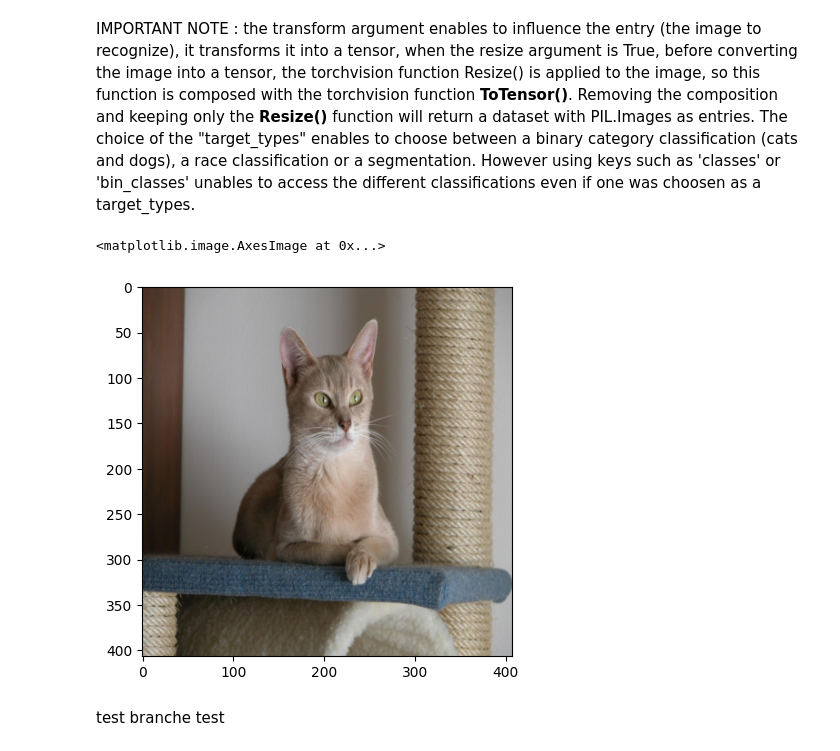
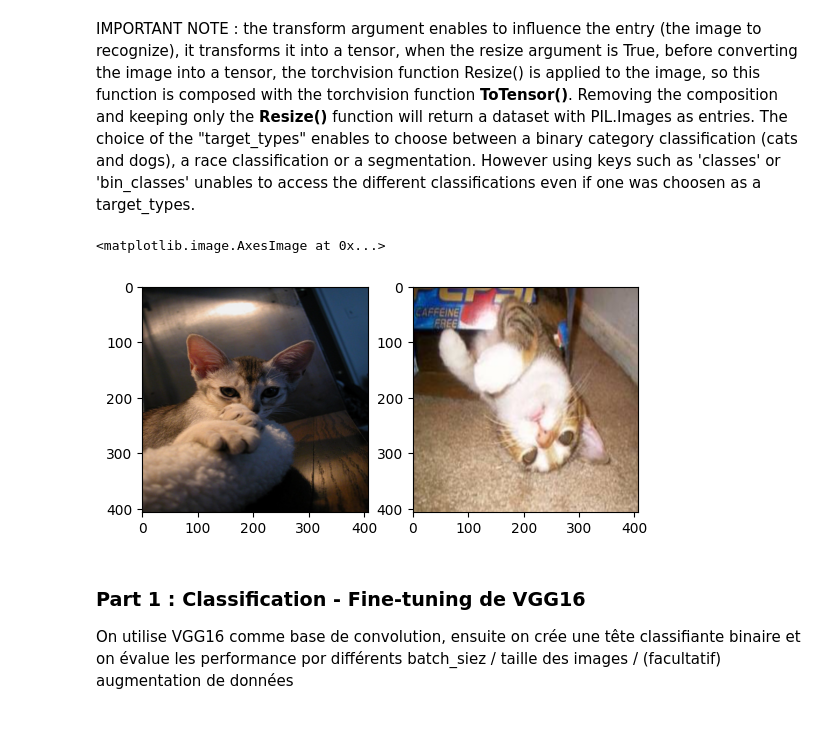
Before and after one commit to oridoll/Mini_projets, a Jupyter notebook: cats_and_dogs/cats_and_dogs.ipynb, the cells around one changed output. Saved outputs shown, nothing was run; the diff lists cells and outputs as text; code cells hidden in the pictures; blank space fills up the shorter version.

Commit message:
fine tunning de vgg16

```diff
--- a/cats_and_dogs/cats_and_dogs.ipynb
+++ b/cats_and_dogs/cats_and_dogs.ipynb
@@ -145,7 +153,7 @@ axs[1].imshow(torch.permute(img_new.squeeze(),(1,2,0)))
 # %%
 ## FONCTION IMPORTATION DES DONNEES choix de la taille des images, de la taille du batch et de la catégorie (espèce, race ou segmentation)
 
-def get_datasets_loaders(batch_size, target_types:str="binary-category", resize=False, size=None):
+def get_datasets_loaders(batch_size, target_types:str="binary-category", size=(100, 100), norm_like_VGG16=False):
     """_gets datasets and dataloaders for the OxfordIIIPet dataset depending on the targeted labels or segmentation_
 
     Args:
@@ -157,9 +165,12 @@ def get_datasets_loaders(batch_size, target_types:str="binary-category", resize=
         resize (bool): resize the images
         size (tuple): resize the images with this size_.
     """
-    transform = transforms.Compose([transforms.ToTensor()])
-    if resize == True:
-        transform = torchvision.transforms.Compose([torchvision.transforms.Resize(size),torchvision.transforms.ToTensor()])
+    transform = torchvision.transforms.Compose([torchvision.transforms.Resize(size),
+                                                    torchvision.transforms.ToTensor()])
+    if norm_like_VGG16 == True:
+        transform = torchvision.transforms.Compose([torchvision.transforms.Resize(size),
+                                                    torchvision.transforms.ToTensor(),
+                                                    transforms.Normalize([0.485, 0.456, 0.406], [0.229, 0.224, 0.225])]) # recommended for VGG16 cf Doc
 
     train_dataset = datasets.OxfordIIITPet(root=datapath, split="trainval", target_types=target_types, transform=transform, download=True) #transform=transform,
     test_dataset = datasets.OxfordIIITPet(root=datapath, split="test", target_types=target_types, transform=transform, download=True) #transform=transform
@@ -177,12 +188,16 @@ img_width, img_height = 407, 407 # may be choosen smaller for training efficienc
 size = (img_width, img_height)
 # %%
 train_dataset, test_dataset, train_loader, test_loader = get_datasets_loaders(batch_size, target_types="binary-category", resize=True, size=size)
-# %%
-img, label = train_dataset[40]
-np.shape(img)
-plt.imshow(torch.permute(img.squeeze(),(1,2,0)))
-# %% [output]
-<matplotlib.image.AxesImage at 0x...>
-[figure, removed]
-# %% [markdown]
-test branche test
+# %%
+# test pour savoir si on a bien des ensembles différents pour le train et le test
+img_train, _ = train_dataset[10]
+img_test, _ = test_dataset[10]
+fig, axs = plt.subplots(1,2)
+axs[0].imshow(torch.permute(img_train.squeeze(),(1,2,0)))
+axs[1].imshow(torch.permute(img_test.squeeze(),(1,2,0)))
+# %% [output]
+<matplotlib.image.AxesImage at 0x...>
+[figure, added]
+# %% [markdown]
+### Part 1 : Classification - Fine-tuning de VGG16
+<p> On utilise VGG16 comme base de convolution, ensuite on crée une tête classifiante binaire et on évalue les performance por différents batch_siez / taille des images / (facultatif) augmentation de données </p>
```
Also changed, not shown: parts of 15 cells of this notebook, 2 other files.
